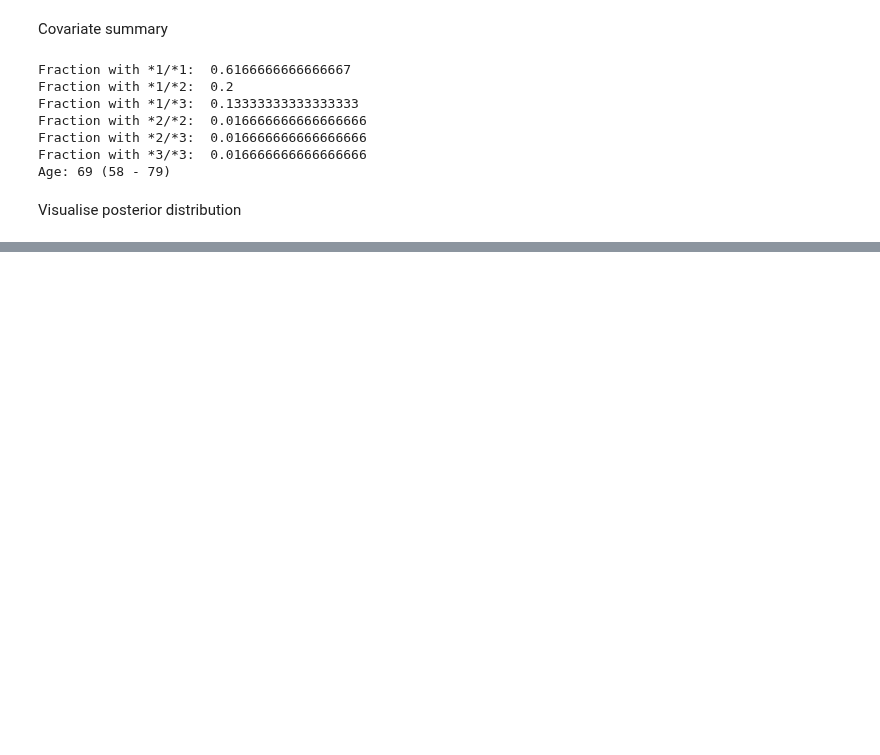
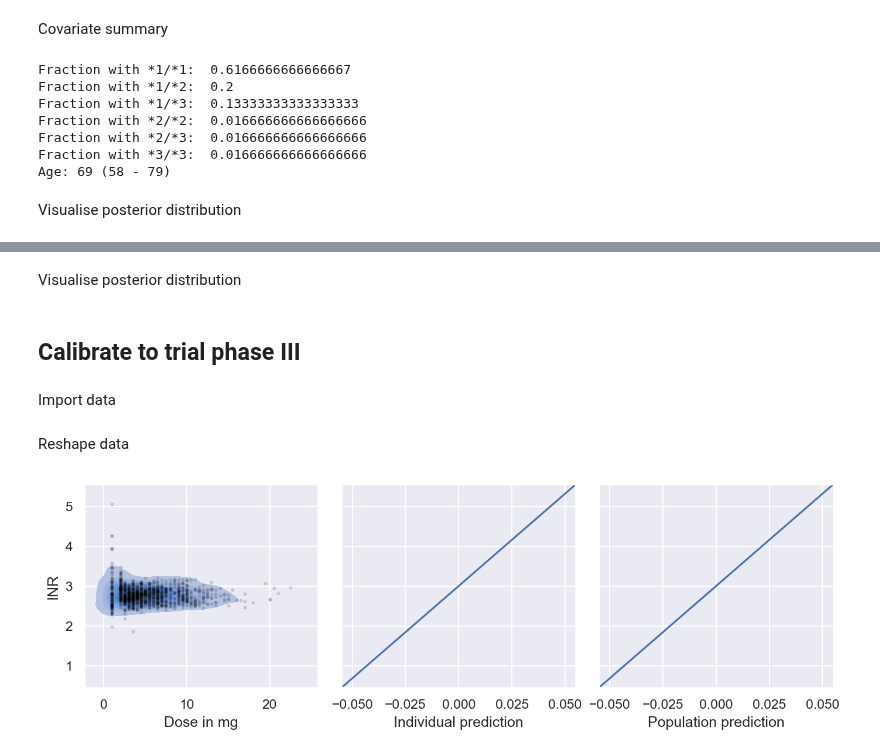
Before and after one commit to DavAug/mipd-warfarin, a Jupyter notebook: results/2_semi_mechanistic_model/results.ipynb, the cells around one changed output, grey strips where cells are left out. Cells and saved outputs as stored; diff of their text form; code cells hidden in the pictures; blank space fills up the shorter version.

```diff
--- a/results/2_semi_mechanistic_model/results.ipynb
+++ b/results/2_semi_mechanistic_model/results.ipynb
@@ -400,0 +468,2 @@ plt.show()
+# %% [markdown]
+Visualise posterior distribution
@@ -400,0 +472,4 @@ plt.show()
+# %% [markdown]
+## Calibrate to trial phase III
+# %% [markdown]
+Import data
@@ -400,0 +489,58 @@ plt.show()
+# %% [markdown]
+Reshape data
+# %%
+# Reshape data
+temp = data[data.Observable == 'INR']
+ids = temp.ID.dropna().unique()
+inrs = np.empty(shape=len(ids))
+doses = np.empty(shape=(len(ids), 3))
+covariates = np.empty(shape=(len(ids), 3))
+for idx, _id in enumerate(ids):
+    inrs[idx] = temp[temp.ID == _id].Value.values
+    mask = data.ID == _id
+    doses[idx] = data[mask].Dose.dropna().values[-3:]
+    covariates[idx, 0] = data[
+        mask & (data.Observable == 'CYP2C9')].Value.values[0]
+    covariates[idx, 1] = data[
+        mask & (data.Observable == 'Age')].Value.values[0]
+    covariates[idx, 2] = data[
+        mask & (data.Observable == 'CYP2C9')].Value.unique()[0]
+# %%
+# Create layout
+fontsize = 14
+my_dpi = 192
+fig, axes = plt.subplots(
+    nrows=1, ncols=3, figsize=(2250 // my_dpi, 700 // my_dpi), dpi=150,
+    sharey=True, gridspec_kw=dict(wspace=0.1))
+
+# Visualise measurements
+jitter = np.random.uniform(-0.25, 0.25, size=len(inrs))
+sns.kdeplot(x=doses[:, -1], y=inrs + jitter, fill=True, ax=axes[0])
+axes[0].scatter(
+    doses[:, -1], inrs + jitter,
+    marker='o', color='black', alpha=0.1, s=4)
+
+# Visualise residuals
+axes[1].plot(
+    [0, 1], [0, 1], transform=axes[1].transAxes, color=sns.color_palette()[0])
+
+axes[2].plot(
+    [0, 1], [0, 1], transform=axes[2].transAxes, color=sns.color_palette()[0])
+
+# Add legend to population residuals
+
+# Label axes
+axes[0].set_xlabel('Dose in mg')
+axes[0].set_ylabel('INR')
+axes[1].set_xlabel('Individual prediction')
+axes[1].set_ylabel('')
+axes[2].set_xlabel('Population prediction')
+axes[2].set_ylabel('')
+axes[0].set_ylim([0.45, 5.55])
+
+plt.savefig('5_trial_phase_3.pdf', bbox_inches='tight')
+plt.savefig('5_trial_phase_3.tif', bbox_inches='tight')
+
+plt.show()
+# %% [output]
+[figure, added]
```
Also changed, not shown: parts of 13 cells of this notebook, 5 other files.
